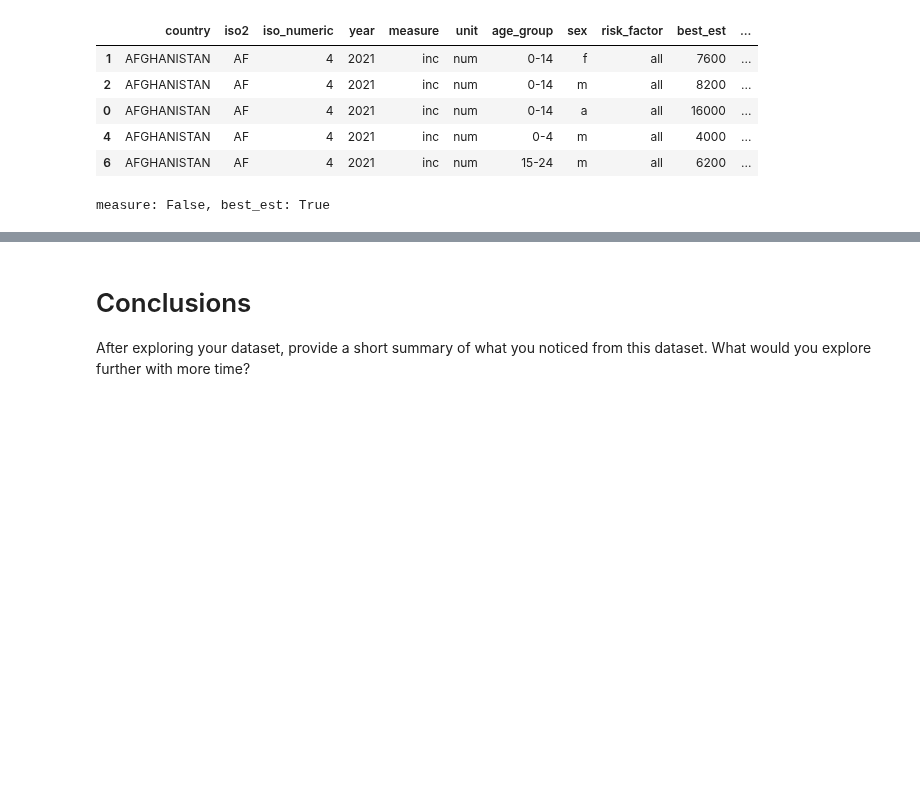
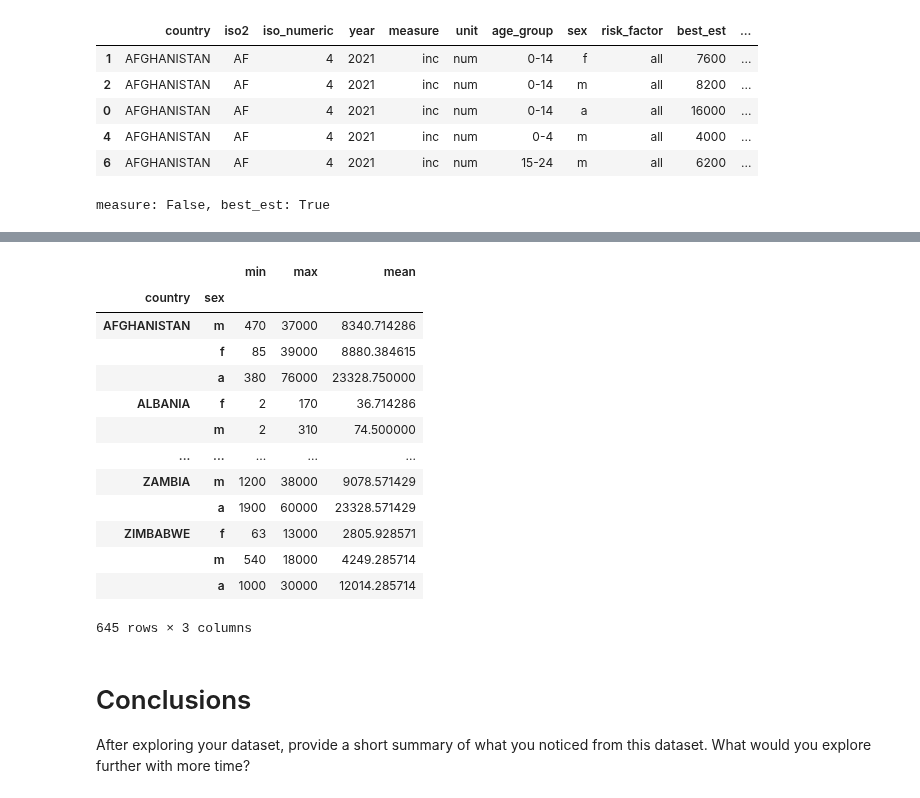
Before and after one commit to himalayahall/DATA602, a Jupyter notebook: 07_assignment.ipynb, the cells around one changed output, grey strips where cells are left out. Drawn from its saved outputs; the diff is of its cells as text; code cells hidden in the pictures; blank space fills up the shorter version.

```diff
--- a/07_assignment.ipynb
+++ b/07_assignment.ipynb
@@ -271,3 +289,21 @@ measure: False, best_est: True
+# %%
+# 12 - Group your dataset by two columns and then sort the aggregated results within the groups.
+tb_ds.groupby(by=['country', 'sex']).best_est.agg(['min', 'max', 'mean']).sort_values(by=['country', 'mean'])
+# %% [output]
+|  |  | min | max | mean |
+| country | sex |  |  |  |
+| AFGHANISTAN | m | 470 | 37000 | 8340.714286 |
+|  | f | 85 | 39000 | 8880.384615 |
+|  | a | 380 | 76000 | 23328.750000 |
+| ALBANIA | f | 2 | 170 | 36.714286 |
+|  | m | 2 | 310 | 74.500000 |
+| ... | ... | ... | ... | ... |
+| ZAMBIA | m | 1200 | 38000 | 9078.571429 |
+|  | a | 1900 | 60000 | 23328.571429 |
+| ZIMBABWE | f | 63 | 13000 | 2805.928571 |
+|  | m | 540 | 18000 | 4249.285714 |
+|  | a | 1000 | 30000 | 12014.285714 |
+645 rows × 3 columns
 # %% [markdown]
 # Conclusions
 
```
Also changed, not shown: parts of 2 cells of this notebook.
